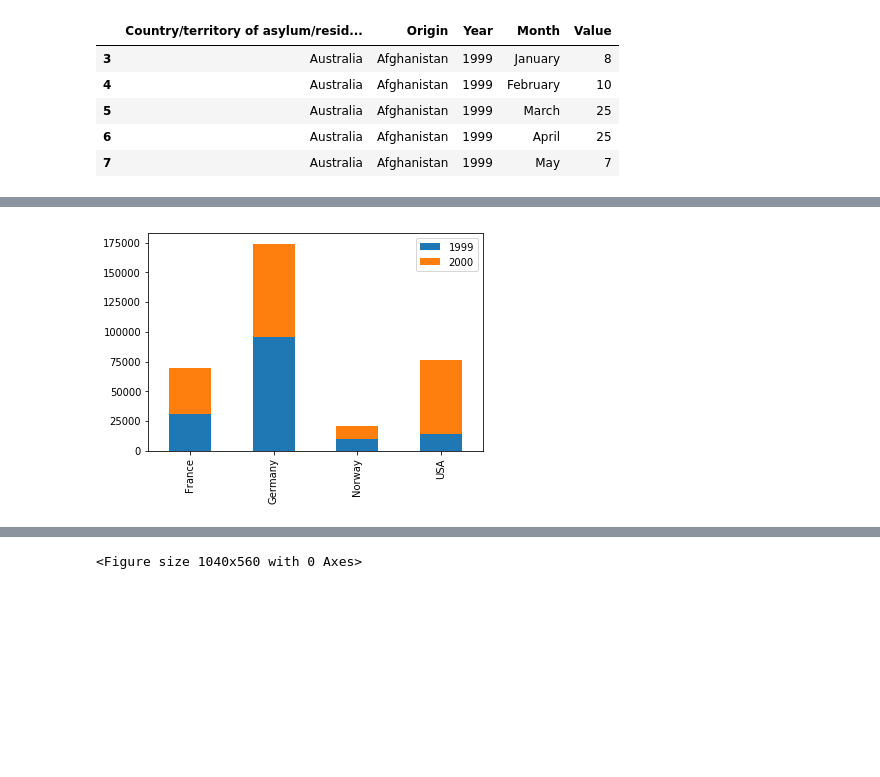
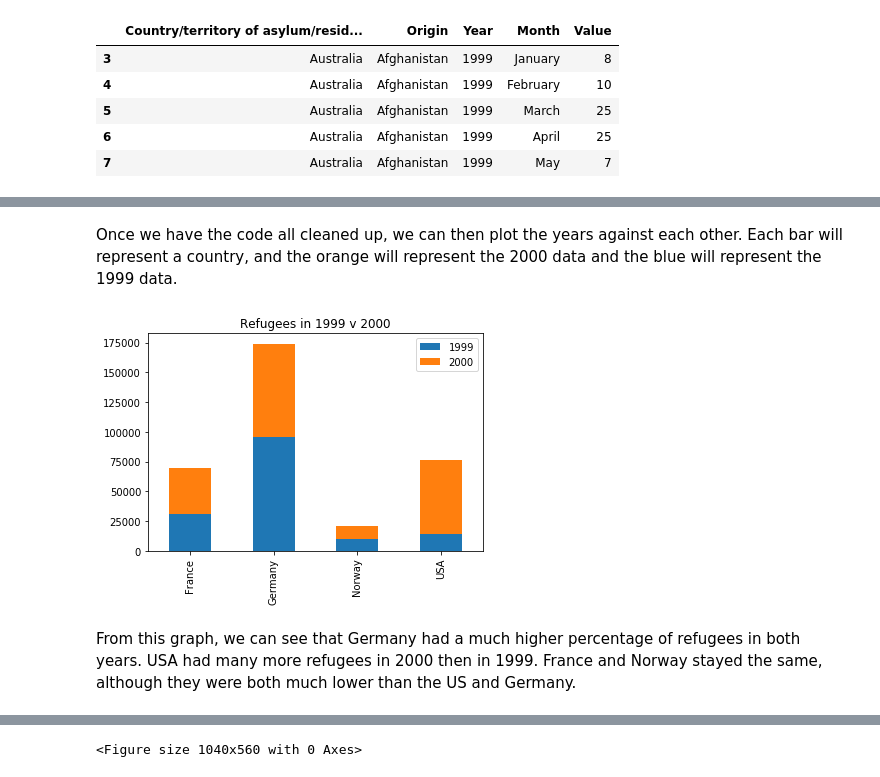
Before and after one commit to jordanrmess/USrefugees, a Jupyter notebook: final.ipynb, the cells around one changed output, grey strips where cells are left out. Cells and saved outputs as stored; diff of their text form; code cells hidden in the pictures; blank space fills up the shorter version.

```diff
--- a/final.ipynb
+++ b/final.ipynb
@@ -52,13 +57,17 @@ country_df=country_df.reset_index()
 # %%
 df1999=country_df.loc[country_df['Year'] == '1999']
 df2000=country_df.loc[country_df['Year'] == '2000']
+# %% [markdown]
+Once we have the code all cleaned up, we can then plot the years against each other. Each bar will represent a country, and the orange will represent the 2000 data and the blue will represent the 1999 data.
 # %%
 index= ['France','Germany','Norway','USA']
 firstyear = df1999['Value'].values
 secondyear = df2000['Value'].values
 
 
 df = pd.DataFrame({'1999': firstyear,'2000': secondyear}, index=index)
-ax = df.plot.bar(stacked=True)
+ax = df.plot.bar(stacked=True,title="Refugees in 1999 v 2000")
 # %% [output]
-[figure, old version]
+[figure, new version]
+# %% [markdown]
+From this graph, we can see that Germany had a much higher percentage of refugees in both years. USA had many more refugees in 2000 then in 1999. France and Norway stayed the same, although they were both much lower than the US and Germany.
```
Also changed, not shown: parts of 23 cells of this notebook.
